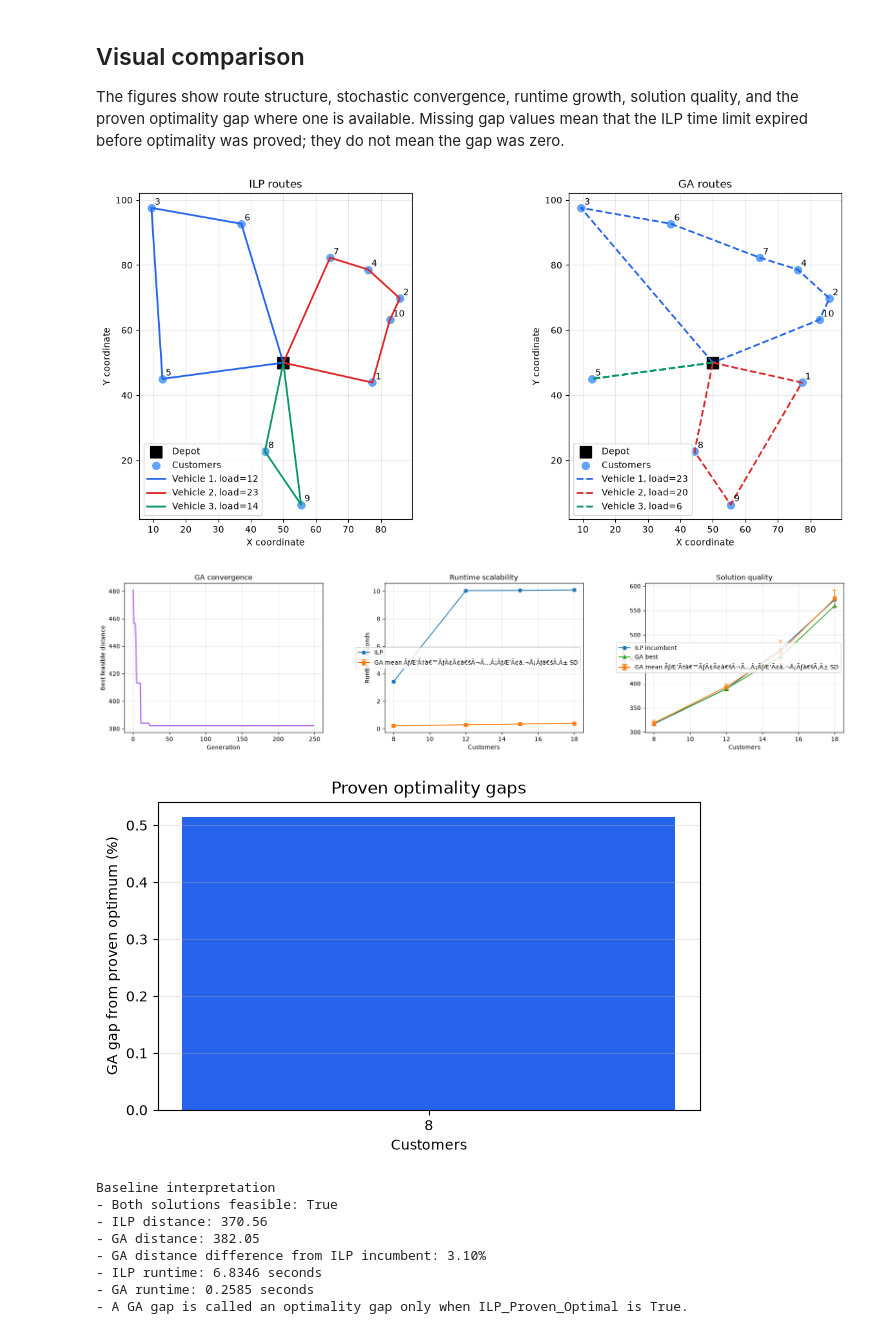
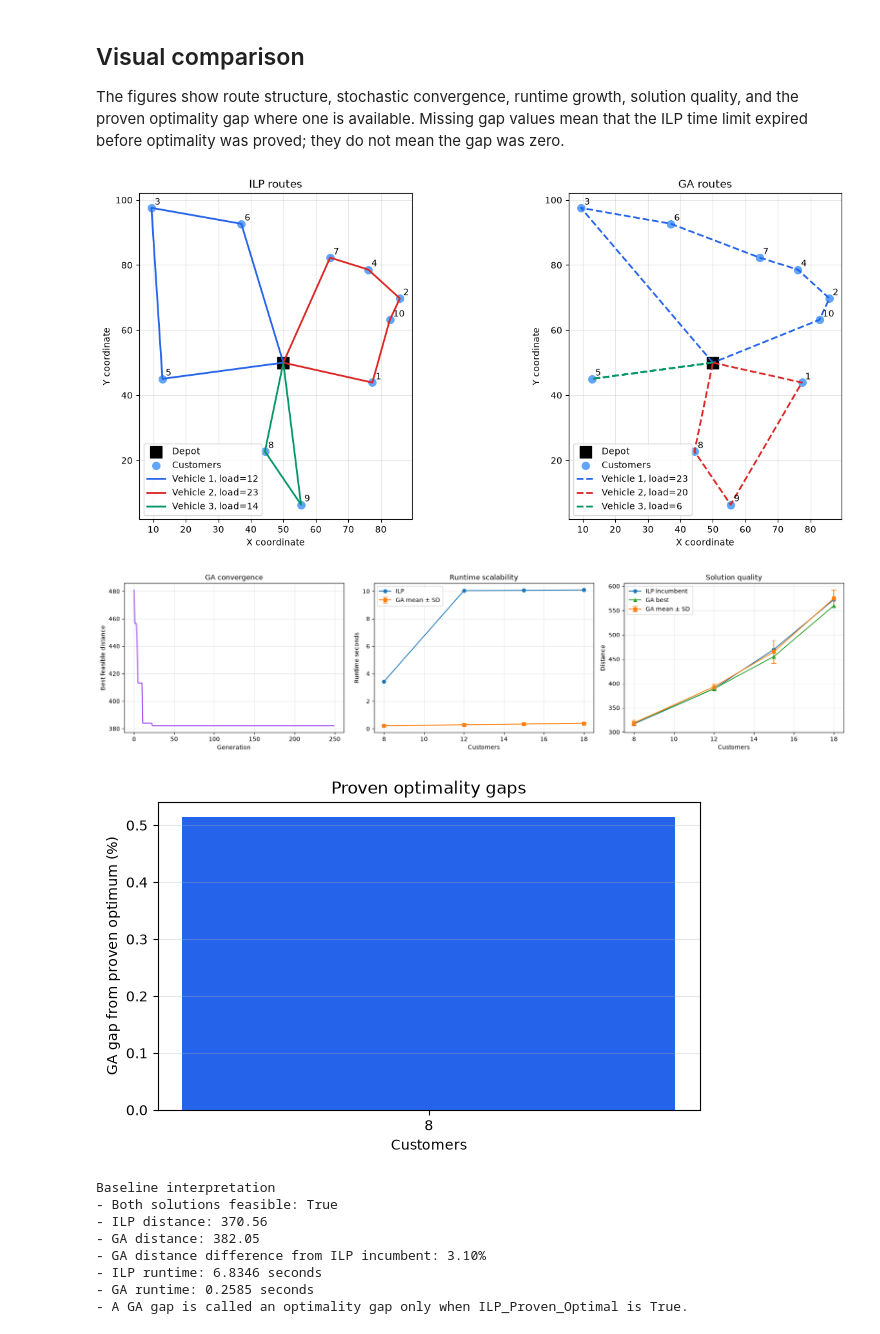
Before and after one commit to blackburn3333/IT5082-OM-Assignment, a Jupyter notebook: IT5082-OM-Assignment.ipynb, the cells around one changed output. Cells and saved outputs as stored; diff of their text form; code cells hidden in the pictures.

Commit message:
Fixed visaluation texts on plot charts

```diff
--- a/IT5082-OM-Assignment.ipynb
+++ b/IT5082-OM-Assignment.ipynb
@@ -965,7 +965,7 @@ axes[1].errorbar(
     yerr=df_comparison["GA_Runtime_Std_s"],
     marker="s",
     capsize=4,
-    label="GA mean ÃƒÆ’Ã†â€™ÃƒÂ¢Ã¢â€šÂ¬Ã…Â¡ÃƒÆ’Ã¢â‚¬Å¡Ãƒâ€šÃ‚Â± SD",
+    label="GA mean ± SD",
 )
 axes[1].set(title="Runtime scalability", xlabel="Customers", ylabel="Runtime seconds")
 axes[1].grid(alpha=0.3)
@@ -973,35 +973,35 @@ axes[1].legend()
 
 axes[2].plot(df_comparison["N_Customers"], df_comparison["ILP_Cost"], marker="o", label="ILP incumbent")
 axes[2].errorbar(
     df_comparison["N_Customers"],
     df_comparison["GA_Mean_Cost"],
     yerr=df_comparison["GA_Cost_Std"],
     marker="s",
     capsize=4,
-    label="GA mean ÃƒÆ’Ã†â€™ÃƒÂ¢Ã¢â€šÂ¬Ã…Â¡ÃƒÆ’Ã¢â‚¬Å¡Ãƒâ€šÃ‚Â± SD",
+    label="GA mean ± SD",
 )
 axes[2].plot(df_comparison["N_Customers"], df_comparison["GA_Best_Cost"], marker="^", label="GA best")
 axes[2].set(title="Solution quality", xlabel="Customers", ylabel="Distance")
 axes[2].grid(alpha=0.3)
 axes[2].legend()
 plt.tight_layout()
 plt.show()
 
 # Plot gaps only where the ILP solution was actually proven optimal.
 gap_rows = df_comparison.dropna(subset=["Proven_Optimality_Gap_pct"])
 if not gap_rows.empty:
     plt.figure(figsize=(7, 4))
     plt.bar(gap_rows["N_Customers"].astype(str), gap_rows["Proven_Optimality_Gap_pct"], color="#2563eb")
     plt.xlabel("Customers")
     plt.ylabel("GA gap from proven optimum (%)")
     plt.title("Proven optimality gaps")
     plt.grid(axis="y", alpha=0.3)
     plt.show()
 else:
     print("No benchmark instance was proven optimal within the configured ILP time limit.")
 # %% [output]
 [figure]
-[figure, old version]
+[figure, new version]
 [figure]
 # %%
 # Summarize the baseline trade-off using only independently validated results.
```
